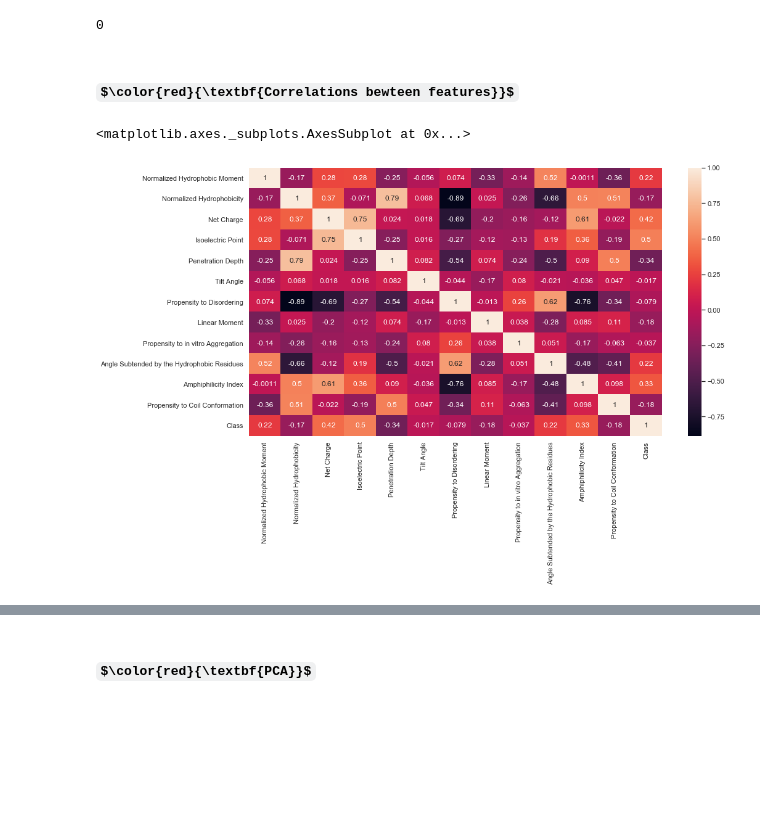
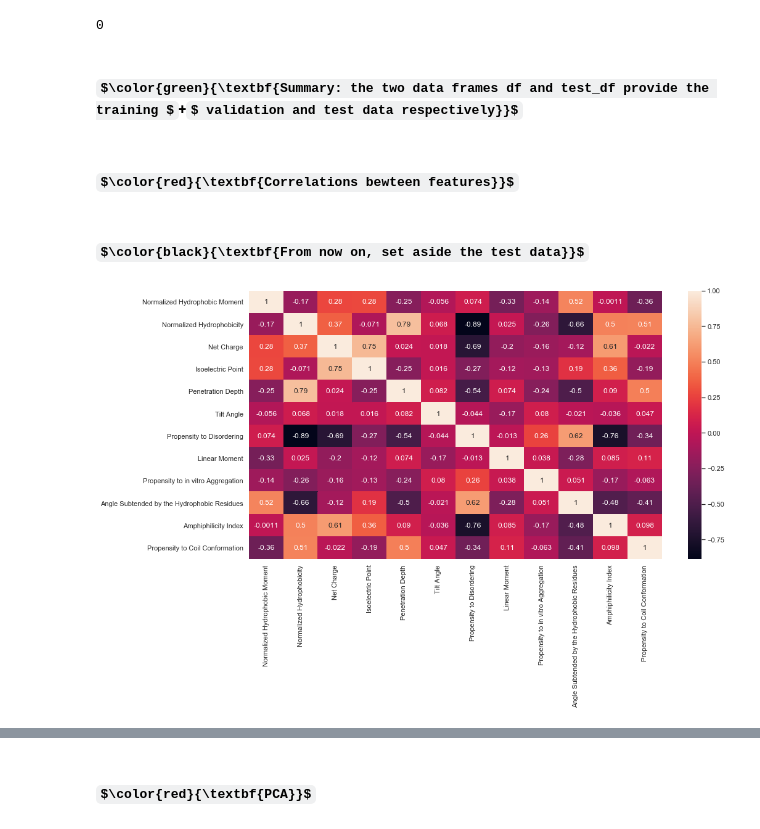
Before and after one commit to davidpirts/DBAASP, a Jupyter notebook: ml.ipynb, the cells around one changed output, grey strips where cells are left out. Cells and saved outputs as stored; diff of their text form; code cells hidden in the pictures; some formulas as TeX source; blank space fills up the shorter version.

Commit message:
seperated data v0

```diff
--- a/ml.ipynb
+++ b/ml.ipynb
@@ -14,9 +14,9 @@ fig_size[0] = 8
 fig_size[1] = 6
 plt.rcParams["figure.figsize"] = fig_size
 # %%
-# Read the raw file
-data_path = 'data/original.xlsx'
-xls = pd.ExcelFile(data_path)
+# Read the original raw file
+original_path = 'data/original.xlsx'
+xls = pd.ExcelFile(original_path)
 print(xls.sheet_names)
 # %% [output]
 ['Training_set_Staphiloccocus', 'Test_set_Staphiloccocus']
@@ -110,15 +110,19 @@ memory usage: 5.4 KB
 np.sum(df.columns != test_df.columns)
 # %% [output]
 0
+# %% [markdown]
+#### $\color{green}{\textbf{Summary: the two data frames df and test_df provide the training $+$ validation and test data respectively}}$
 # %% [markdown]
 ### $\color{red}{\textbf{Correlations bewteen features}}$
+# %% [markdown]
+#### $\color{black}{\textbf{From now on, set aside the test data}}$
 # %%
 # Correlation matrix
 plt.figure(figsize=(15,8))
-corr_mat = df.corr()
+corr_mat = df.drop('Class', axis=1).corr()
 sns.heatmap(corr_mat, annot=True)
+plt.show()
 # %% [output]
-<matplotlib.axes._subplots.AxesSubplot at 0x...>
-[figure, old version]
+[figure, new version]
 # %%
 # The strongest correlation is between 'Propensity to Disordering' and 'Normalized Hydrophobicity'
```
Also changed, not shown: parts of 21 cells of this notebook.
